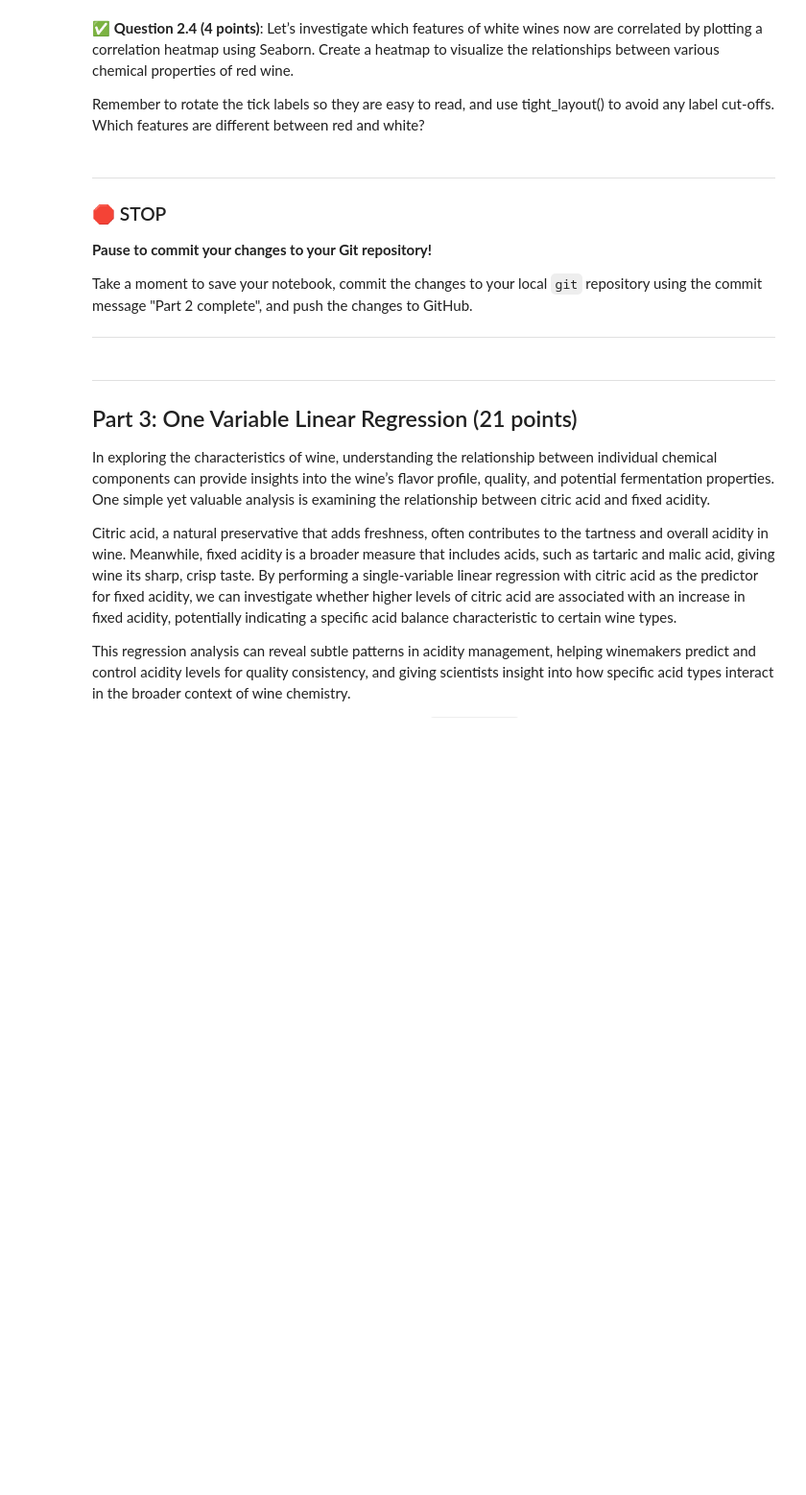
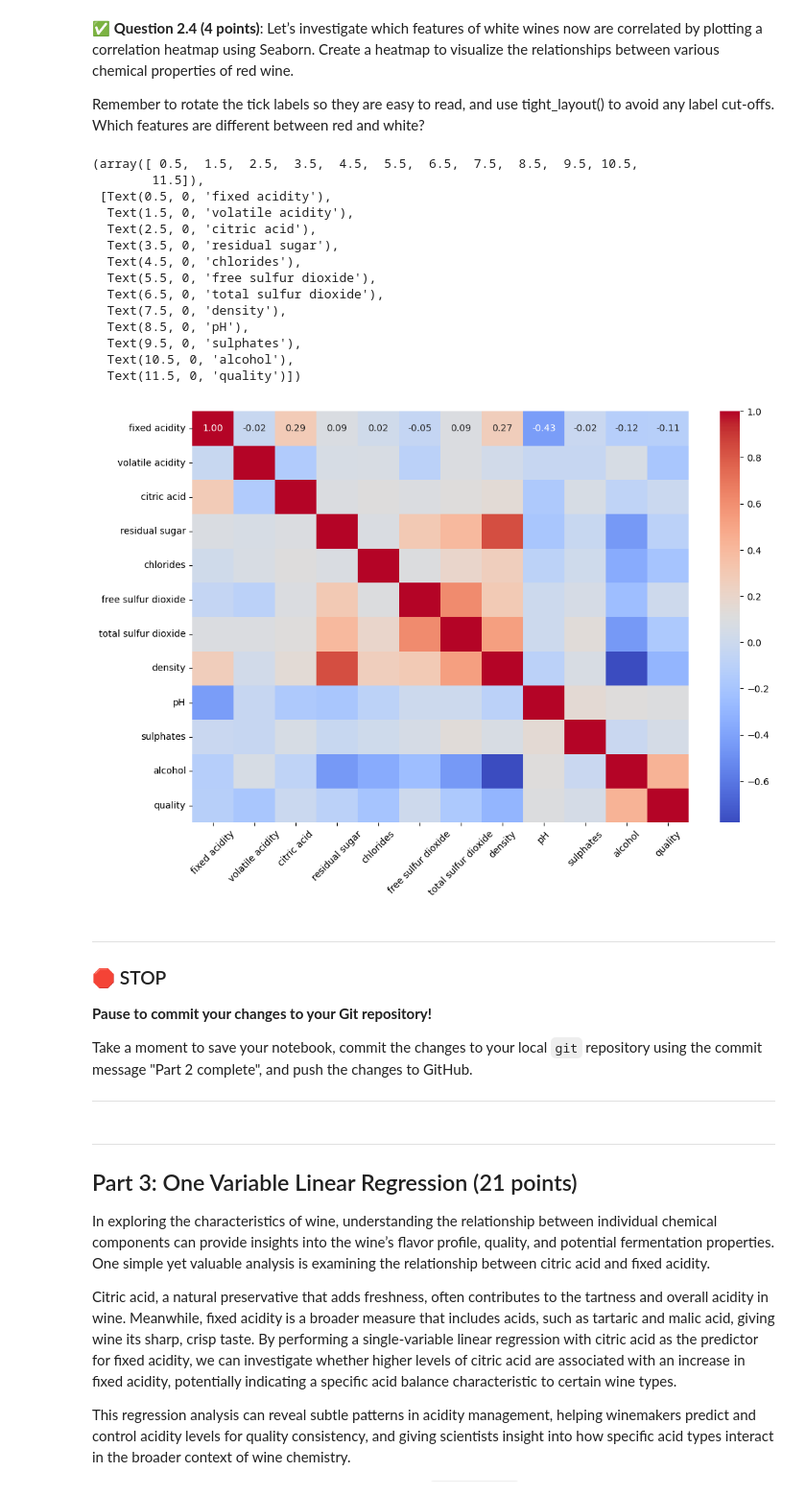
Before and after one commit to JamboLe/CMSE202-f24-turnin, a Jupyter notebook: hw-03/HW-03_Regression-STUDENT.ipynb, the cells around one changed output. Shown: that part at 96% size. Saved outputs shown, nothing was run; the diff lists cells and outputs as text; code cells hidden in the pictures; blank space fills up the shorter version.

```diff
--- a/hw-03/HW-03_Regression-STUDENT.ipynb
+++ b/hw-03/HW-03_Regression-STUDENT.ipynb
@@ -87,3 +122,25 @@ Which features are different between red and white?
+# %%
+# Put your code here
+plt.figure(figsize=(12, 8))
+correlation_matrix = white_data.corr() #this calculates the correlation coeficients between each of the columns
+sns.heatmap(correlation_matrix,annot = True, cmap='coolwarm', fmt=".2f")
+plt.xticks(rotation=45)
+# %% [output]
+(array([ 0.5,  1.5,  2.5,  3.5,  4.5,  5.5,  6.5,  7.5,  8.5,  9.5, 10.5,
+        11.5]),
+ [Text(0.5, 0, 'fixed acidity'),
+  Text(1.5, 0, 'volatile acidity'),
+  Text(2.5, 0, 'citric acid'),
+  Text(3.5, 0, 'residual sugar'),
+  Text(4.5, 0, 'chlorides'),
+  Text(5.5, 0, 'free sulfur dioxide'),
+  Text(6.5, 0, 'total sulfur dioxide'),
+  Text(7.5, 0, 'density'),
+  Text(8.5, 0, 'pH'),
+  Text(9.5, 0, 'sulphates'),
+  Text(10.5, 0, 'alcohol'),
+  Text(11.5, 0, 'quality')])
+[figure, added]
 # %% [markdown]
 ---
 ### &#128721; STOP
```
Also changed, not shown: parts of 7 cells of this notebook.
